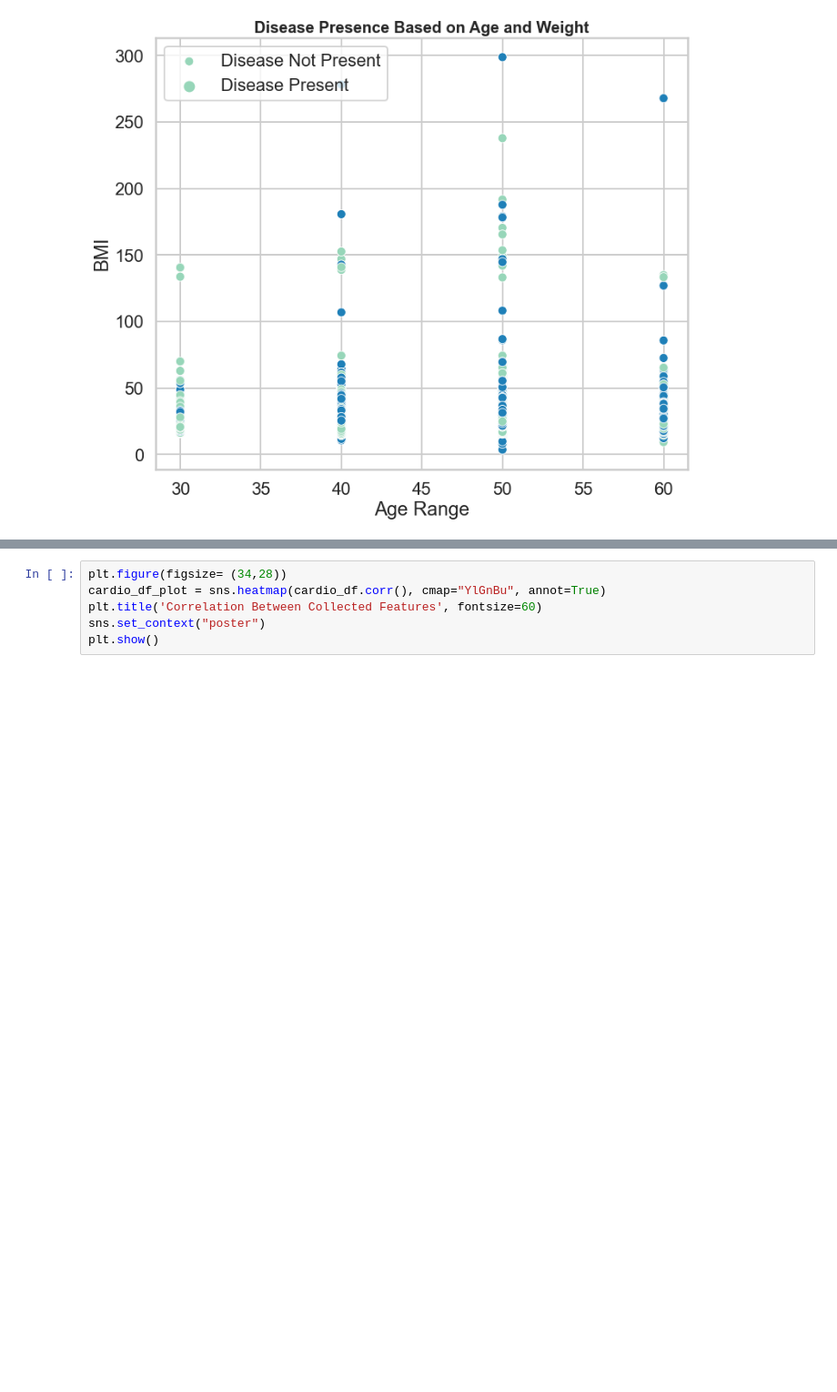
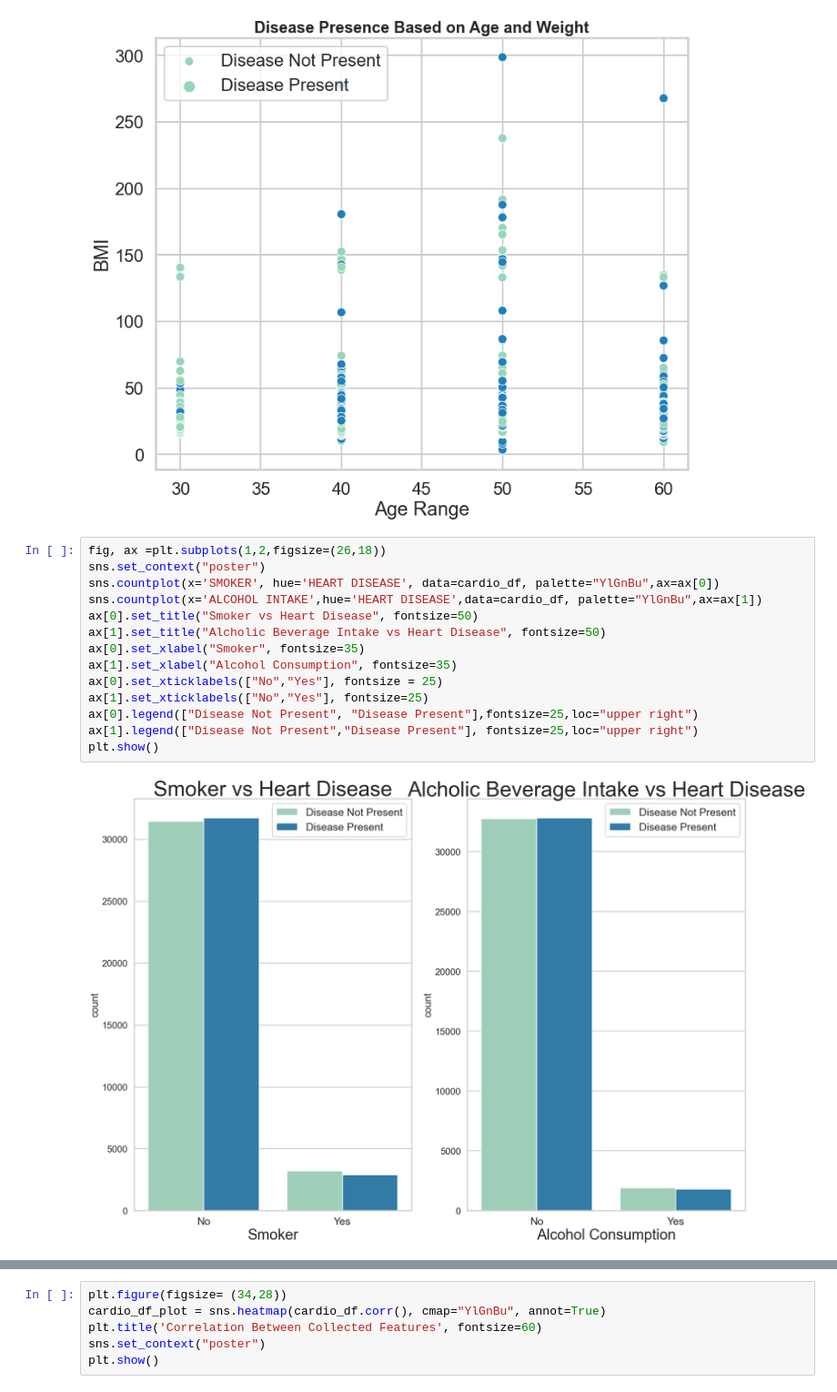
Before and after one commit to curlylady321/Final_Project_CardioVascular-Disease, a Jupyter notebook: Cardio_data_analysis.ipynb, the cells around one changed output, grey strips where cells are left out. Shown at 91% size. Drawn from its saved outputs; the diff is of its cells as text; blank space fills up the shorter version.

```diff
--- a/Cardio_data_analysis.ipynb
+++ b/Cardio_data_analysis.ipynb
@@ -155,3 +155,19 @@ plt.legend(disease_label)
 # %% [output]
 <matplotlib.legend.Legend at 0x...>
 [figure]
+# %%
+fig, ax =plt.subplots(1,2,figsize=(26,18))
+sns.set_context("poster")
+sns.countplot(x='SMOKER', hue='HEART DISEASE', data=cardio_df, palette="YlGnBu",ax=ax[0])
+sns.countplot(x='ALCOHOL INTAKE',hue='HEART DISEASE',data=cardio_df, palette="YlGnBu",ax=ax[1])
+ax[0].set_title("Smoker vs Heart Disease", fontsize=50)
+ax[1].set_title("Alcholic Beverage Intake vs Heart Disease", fontsize=50)
+ax[0].set_xlabel("Smoker", fontsize=35)
+ax[1].set_xlabel("Alcohol Consumption", fontsize=35)
+ax[0].set_xticklabels(["No","Yes"], fontsize = 25)
+ax[1].set_xticklabels(["No","Yes"], fontsize=25)
+ax[0].legend(["Disease Not Present", "Disease Present"],fontsize=25,loc="upper right")
+ax[1].legend(["Disease Not Present","Disease Present"], fontsize=25,loc="upper right")
+plt.show()
+# %% [output]
+[figure, added]
```
Also changed, not shown: parts of 1 cell of this notebook.
